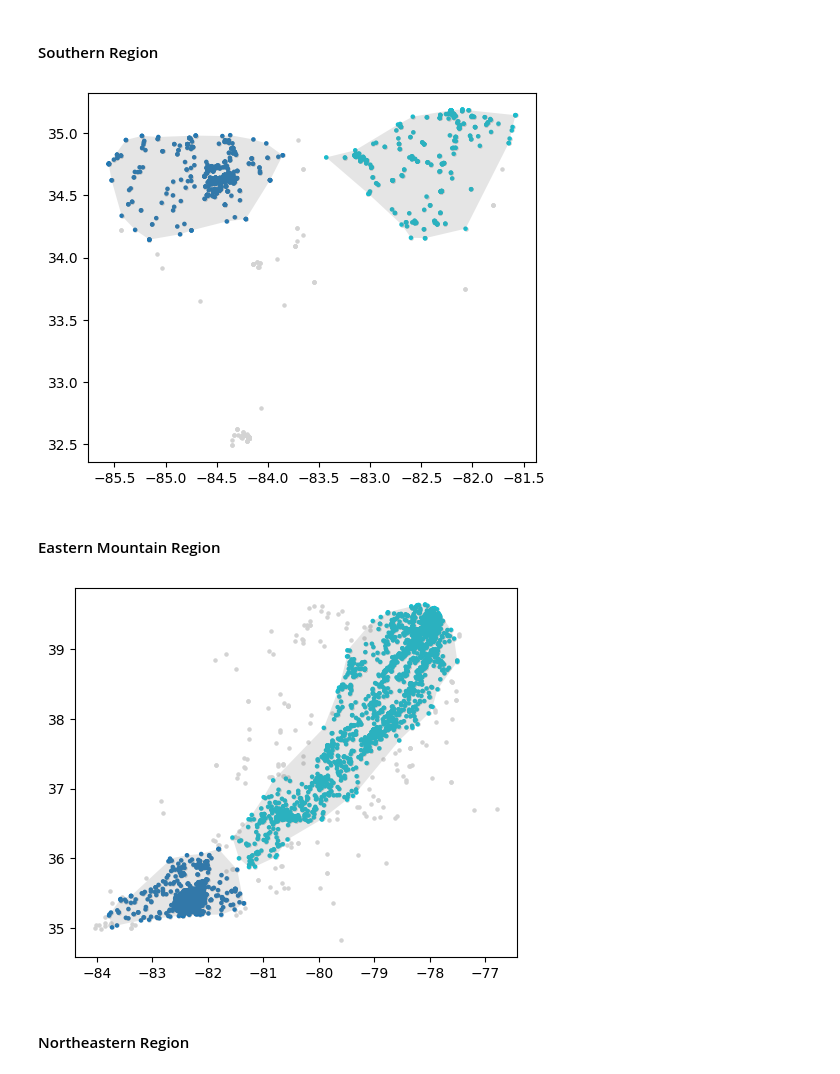
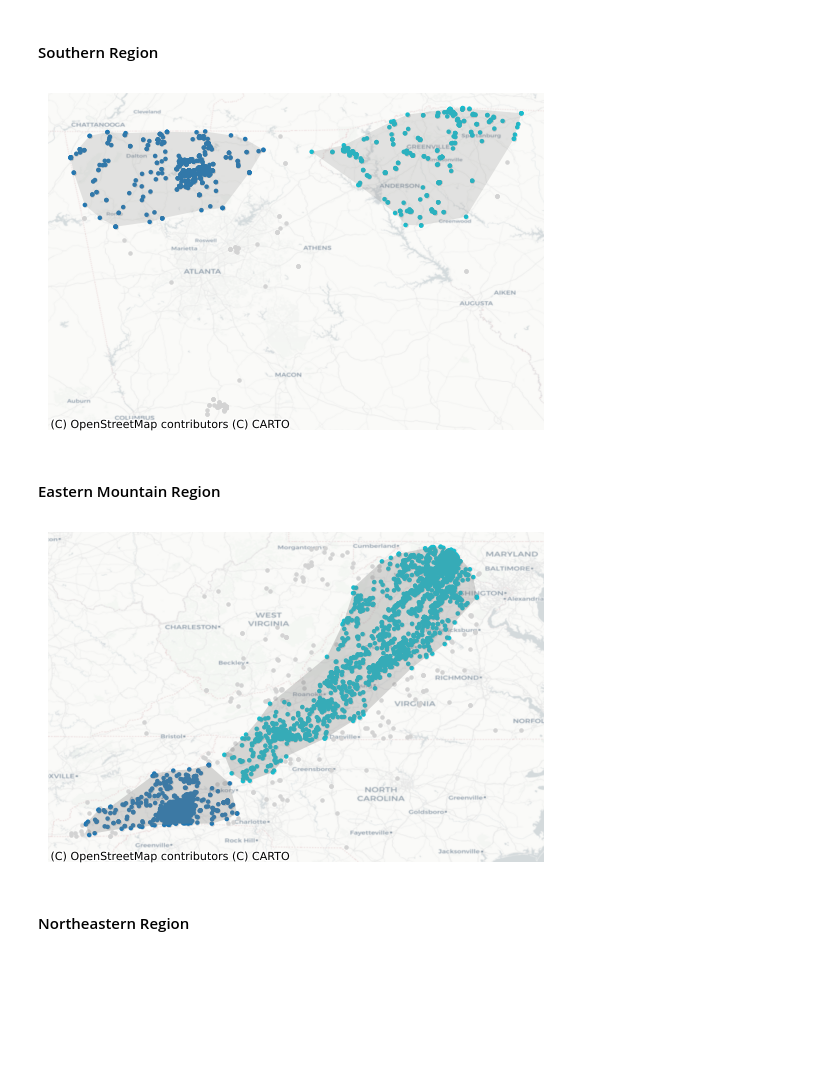
Before and after one commit to FixCarbon/um-mads, a Jupyter notebook: notebooks/create_polygons.ipynb, the cells around one changed output. Saved outputs shown, nothing was run; the diff lists cells and outputs as text; code cells hidden in the pictures; blank space fills up the shorter version.

```diff
--- a/notebooks/create_polygons.ipynb
+++ b/notebooks/create_polygons.ipynb
@@ -407,6 +408,7 @@ gdf = load_gdf(folderpath, filename)
 # save_gdf('../data/interim', 'cdl_apples_eastcoast', gdf)
 # %%
 # Plot the GeoDataFrame to visualize potential polygons
-gdf.plot(alpha=0.01)
-plt.show()
+ax = gdf.plot()
+cx.add_basemap(ax, crs=gdf.crs, source=cx.providers.CartoDB.Positron)
+ax.set_axis_off()
 # %% [output]
@@ -525,28 +527,32 @@ gdf_southern_polygons = create_polygons(gdf_southern_clusters, alpha=1.0)
 # Plot clusters and polygons
 fig, ax = plot_clusters(gdf_southern_clusters)
 gdf_southern_polygons.plot(ax=ax, alpha=0.2, color='gray')
+cx.add_basemap(ax, crs=gdf.crs, source=cx.providers.CartoDB.Positron)
+ax.set_axis_off()
 
 # Save polygons
 save_polygons('../data', 'gdf_southern_polygons', gdf_southern_polygons)
 # %% [output]
-[figure, old version]
+[figure, new version]
 # %% [markdown]
 #### Eastern Mountain Region
 # %%
 # Return clusters based on final parameters
 gdf_easternmountain_clusters = find_hdbscan_clusters(gdf_easternmountain_sample, **PARAMS)
 
 # Create polygons based on clusters
 gdf_easternmountain_polygons = create_polygons(gdf_easternmountain_clusters, alpha=1.0)
 
 # Plot clusters and polygons
 fig, ax = plot_clusters(gdf_easternmountain_clusters)
-gdf_easternmountain_polygons.plot(ax=ax, alpha=0.2, color='gray')
+gdf_easternmountain_polygons.plot(ax=ax, alpha=0.3, color='gray')
+cx.add_basemap(ax, crs=gdf.crs, source=cx.providers.CartoDB.Positron)
+ax.set_axis_off()
 
 # Save polygons
 save_polygons('../data', 'gdf_easternmountain_polygons', gdf_easternmountain_polygons)
 # %% [output]
-[figure, old version]
+[figure, new version]
 # %% [markdown]
 #### Northeastern Region
 # %%
```
Also changed, not shown: parts of 3 cells of this notebook, 8 other files.
